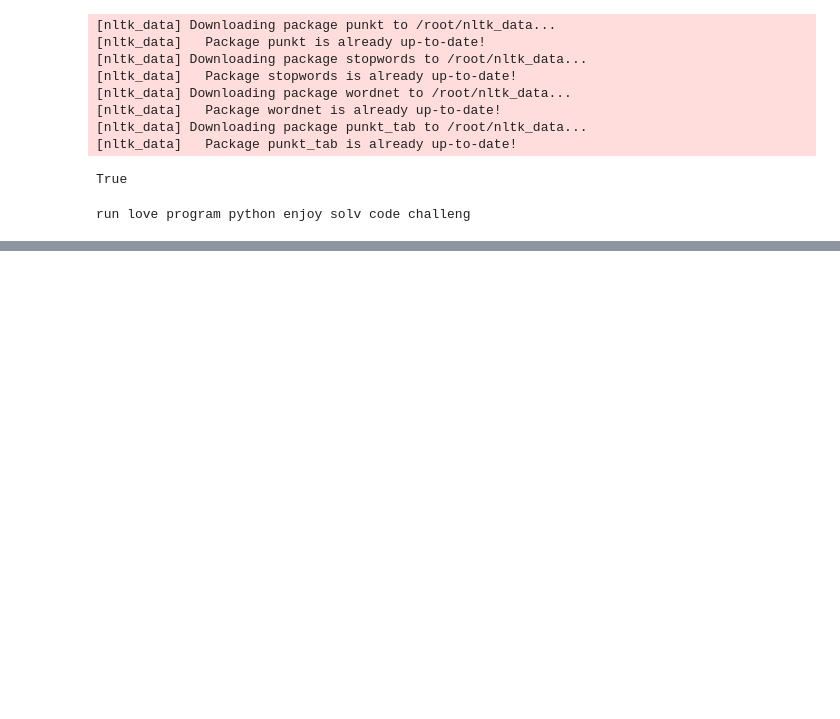
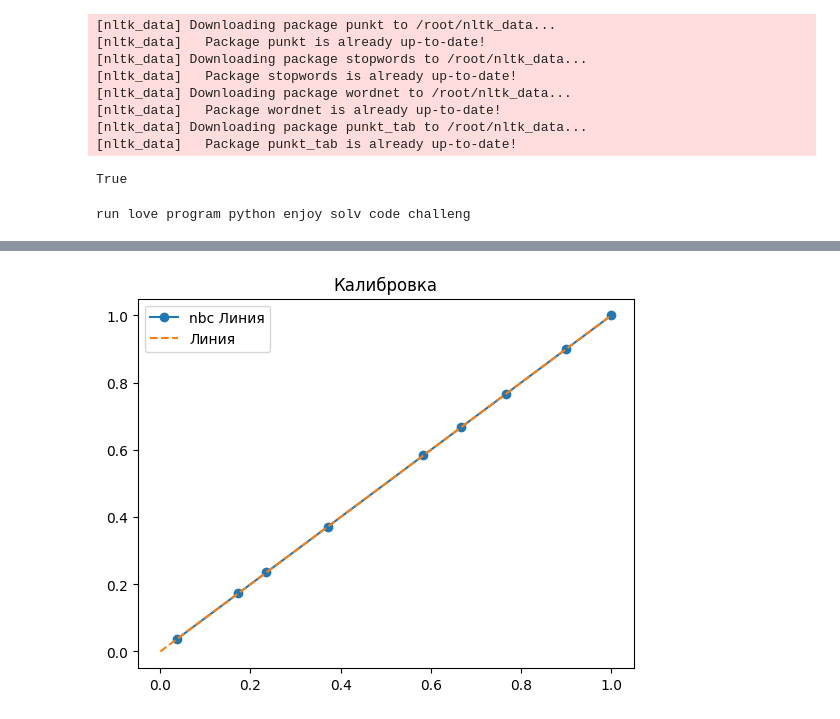
Before and after one commit to FuturisticLover123/labs, a Jupyter notebook: lab8/solution.ipynb, the cells around one changed output, grey strips where cells are left out. Drawn from its saved outputs; the diff is of its cells as text; code cells hidden in the pictures; blank space fills up the shorter version.

```diff
--- a/lab8/solution.ipynb
+++ b/lab8/solution.ipynb
@@ -286,0 +293,16 @@ model.ni
+# %%
+calibrated_nb_isotonic = CalibratedClassifierCV(nb_model, method='isotonic', cv='prefit')
+calibrated_nb_isotonic.fit(X_test, y_test)
+
+y_probs_isotonic = calibrated_nb_isotonic.predict_proba(X_test)[:, 1]
+
+fraction_of_positives_isotonic, mean_predicted_value_isotonic = calibration_curve(y_test, y_probs_isotonic, n_bins=10)
+
+plt.plot(mean_predicted_value_isotonic, fraction_of_positives_isotonic, marker='o', label='nbc Линия')
+plt.plot([0, 1], [0, 1], linestyle='--', label='Линия')
+
+plt.title('Калибровка')
+plt.legend()
+plt.show()
+# %% [output]
+[figure, added]
```
Also changed, not shown: parts of 33 cells of this notebook.
